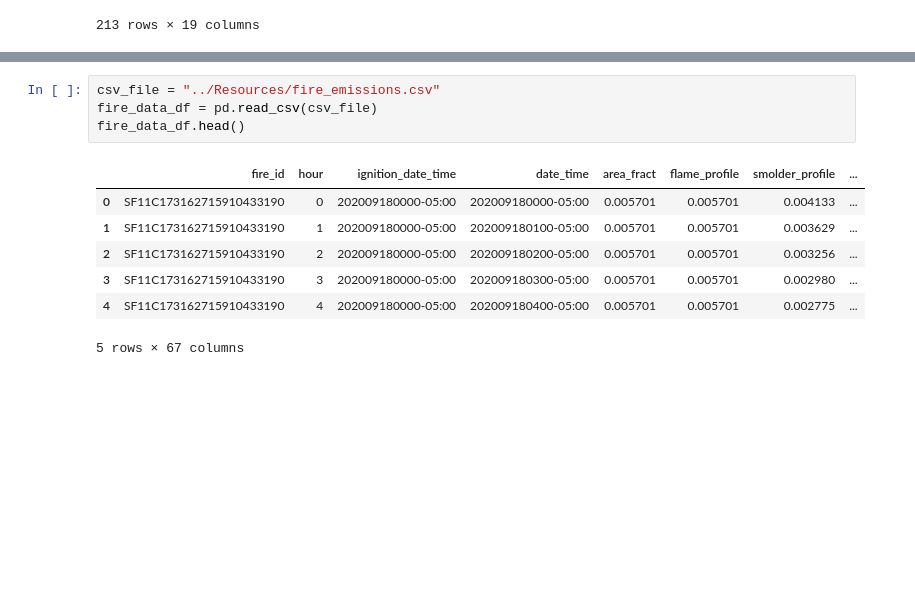
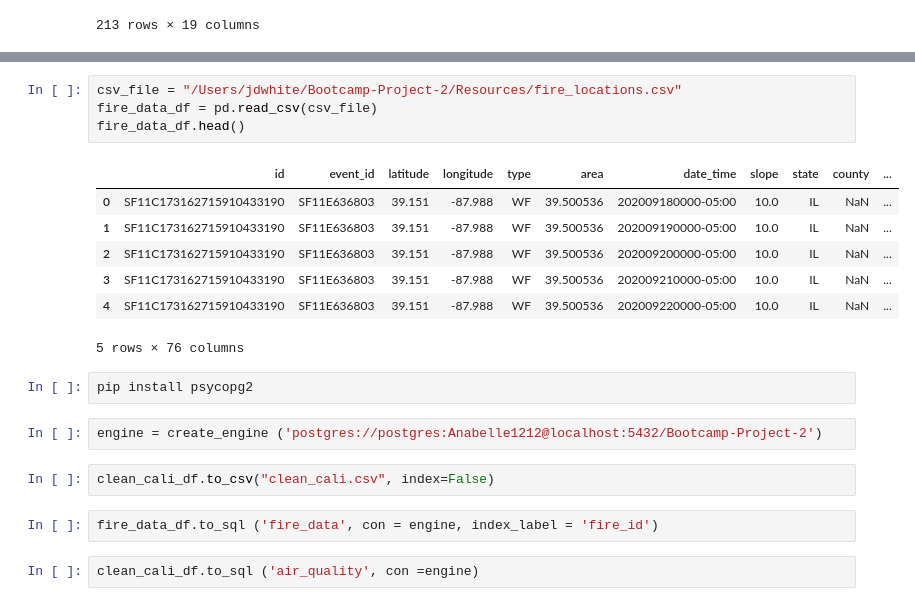
Before and after one commit to TrentELittle/Bootcamp-Project-2, a Jupyter notebook: Bootcamp-Project-2.ipynb, the cells around one changed output, grey strips where cells are left out. Cells and saved outputs as stored; diff of their text form; blank space fills up the shorter version.

```diff
--- a/Bootcamp-Project-2.ipynb
+++ b/Bootcamp-Project-2.ipynb
@@ -103,12 +87,22 @@ list(clean_cali_df.columns)
 # %%
-csv_file = "../Resources/fire_emissions.csv"
+csv_file = "/Users/jdwhite/Bootcamp-Project-2/Resources/fire_locations.csv"
 fire_data_df = pd.read_csv(csv_file)
 fire_data_df.head()
 # %% [output]
-|  | fire_id | hour | ignition_date_time | date_time | area_fract | flame_profile | smolder_profile | ... |
-| 0 | SF11C173162715910433190 | 0 | 202009180000-05:00 | 202009180000-05:00 | 0.005701 | 0.005701 | 0.004133 | ... |
-| 1 | SF11C173162715910433190 | 1 | 202009180000-05:00 | 202009180100-05:00 | 0.005701 | 0.005701 | 0.003629 | ... |
-| 2 | SF11C173162715910433190 | 2 | 202009180000-05:00 | 202009180200-05:00 | 0.005701 | 0.005701 | 0.003256 | ... |
-| 3 | SF11C173162715910433190 | 3 | 202009180000-05:00 | 202009180300-05:00 | 0.005701 | 0.005701 | 0.002980 | ... |
-| 4 | SF11C173162715910433190 | 4 | 202009180000-05:00 | 202009180400-05:00 | 0.005701 | 0.005701 | 0.002775 | ... |
+|  | id | event_id | latitude | longitude | type | area | date_time | slope | state | county | ... |
+| 0 | SF11C173162715910433190 | SF11E636803 | 39.151 | -87.988 | WF | 39.500536 | 202009180000-05:00 | 10.0 | IL | NaN | ... |
+| 1 | SF11C173162715910433190 | SF11E636803 | 39.151 | -87.988 | WF | 39.500536 | 202009190000-05:00 | 10.0 | IL | NaN | ... |
+| 2 | SF11C173162715910433190 | SF11E636803 | 39.151 | -87.988 | WF | 39.500536 | 202009200000-05:00 | 10.0 | IL | NaN | ... |
+| 3 | SF11C173162715910433190 | SF11E636803 | 39.151 | -87.988 | WF | 39.500536 | 202009210000-05:00 | 10.0 | IL | NaN | ... |
+| 4 | SF11C173162715910433190 | SF11E636803 | 39.151 | -87.988 | WF | 39.500536 | 202009220000-05:00 | 10.0 | IL | NaN | ... |
-5 rows × 67 columns
+5 rows × 76 columns
+# %%
+pip install psycopg2
+# %%
+engine = create_engine ('postgres://postgres:Anabelle1212@localhost:5432/Bootcamp-Project-2')
+# %%
+clean_cali_df.to_csv("clean_cali.csv", index=False)
+# %%
+fire_data_df.to_sql ('fire_data', con = engine, index_label = 'fire_id')
+# %%
+clean_cali_df.to_sql ('air_quality', con =engine)
```
Also changed, not shown: parts of 3 cells of this notebook, 2 other files.
